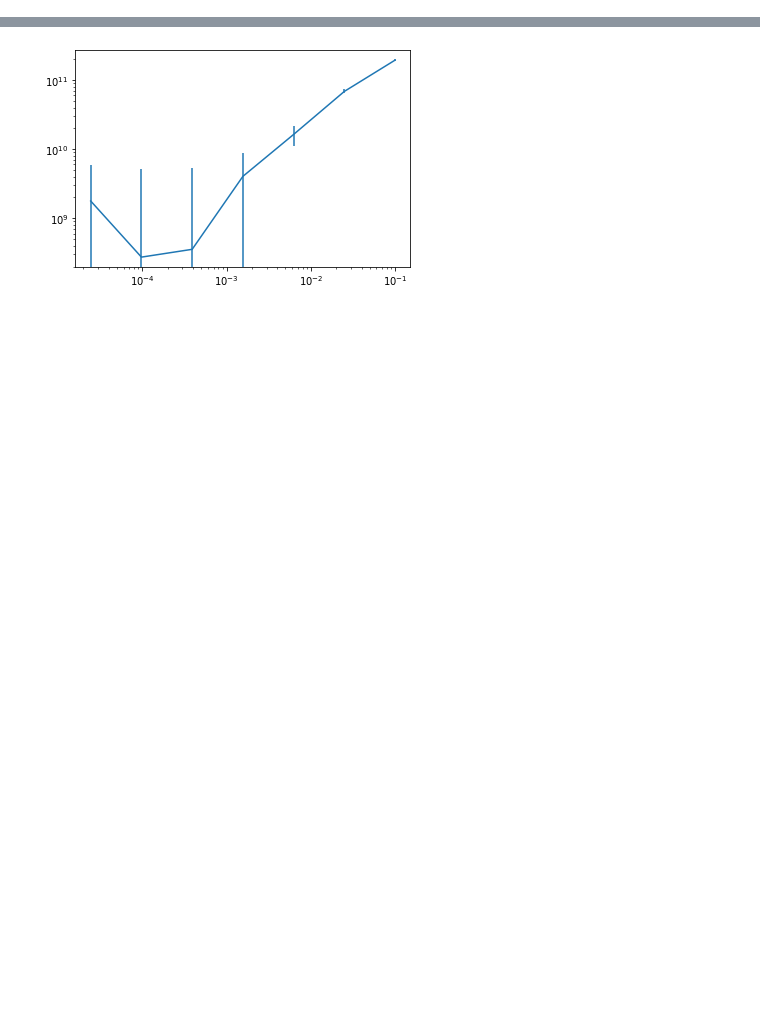
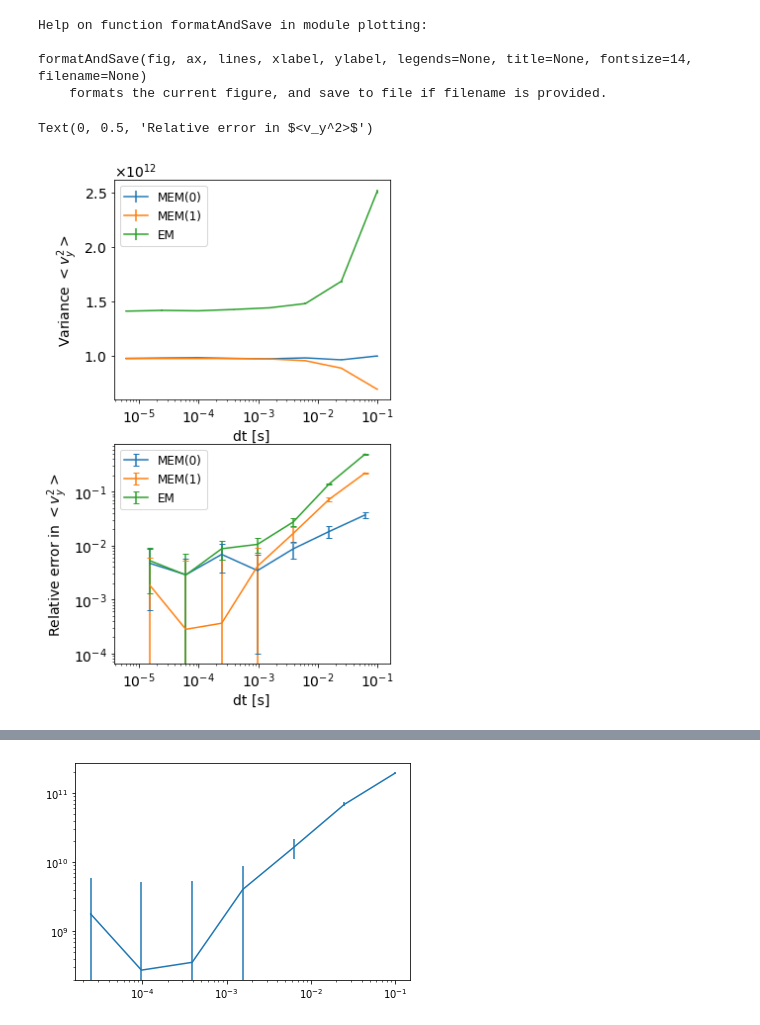
Before and after one commit to lauraxinzhang/CoulombCollisions, a Jupyter notebook: plot_output.ipynb, the cells around one changed output, grey strips where cells are left out. Drawn from its saved outputs; the diff is of its cells as text; code cells hidden in the pictures; blank space fills up the shorter version.

```diff
--- a/plot_output.ipynb
+++ b/plot_output.ipynb
@@ -11,3 +15,45 @@ dt = np.loadtxt('output/w_EM_mom2__dt.txt')
 # %%
 vcomp = 1
+# %%
+help(formatAndSave)
+# %% [output]
+Help on function formatAndSave in module plotting:
+
+formatAndSave(fig, ax, lines, xlabel, ylabel, legends=None, title=None, fontsize=14, filename=None)
+    formats the current figure, and save to file if filename is provided.
+# %%
+fig= plt.figure()
+updateGlobal(14)
+fig.set_size_inches(5, 9)
+# plt.tight_layout()
+
+ax1 = fig.add_subplot(211)
+plt.ticklabel_format(axis = 'y', style = 'sci', scilimits=(0, 0), useMathText=True)
+ax2 = fig.add_subplot(212, sharex = ax1)
+plt.ticklabel_format(axis = 'y', style = 'sci', scilimits=(0, 0), useMathText=True)
+
+# fig, [ax1, ax2] = plt.subplots(2, 1)
+
+
+for ave, err, lab in zip([ave_MEM_0, ave_MEM_1, ave_EM],
+                         [err_MEM_0, err_MEM_1, err_EM],
+                         ['MEM(0)', 'MEM(1)', 'EM']):
+    ax1.errorbar(dt_EM, ave[:, vcomp], err[:, vcomp], label = lab)
+    diff_ave = np.abs(np.diff(ave, axis = 0) / ave[1:, :])
+#     ax2.plot(dt_EM[:-1], diff_ave[:, vcomp])
+    t_mid = 0.5 * (dt_EM[:-1] + dt_EM[1:])
+    ax2.errorbar(t_mid, diff_ave[:, vcomp], err[:-1, vcomp]/ ave[1:, vcomp], capsize = 3, label = lab)
+
+for ax in [ax1, ax2]:
+    ax.set_xscale('log')
+    ax.set_xlabel('dt [s]')
+    ax.legend()
+
+ax1.set_ylabel('Variance $<v_y^2>$')
+
+ax2.set_yscale('log')
+ax2.set_ylabel('Relative error in $<v_y^2>$')
+# %% [output]
+Text(0, 0.5, 'Relative error in $<v_y^2>$')
+[figure, added]
 # %%
```
Also changed, not shown: parts of 4 cells of this notebook, 3 other files.
